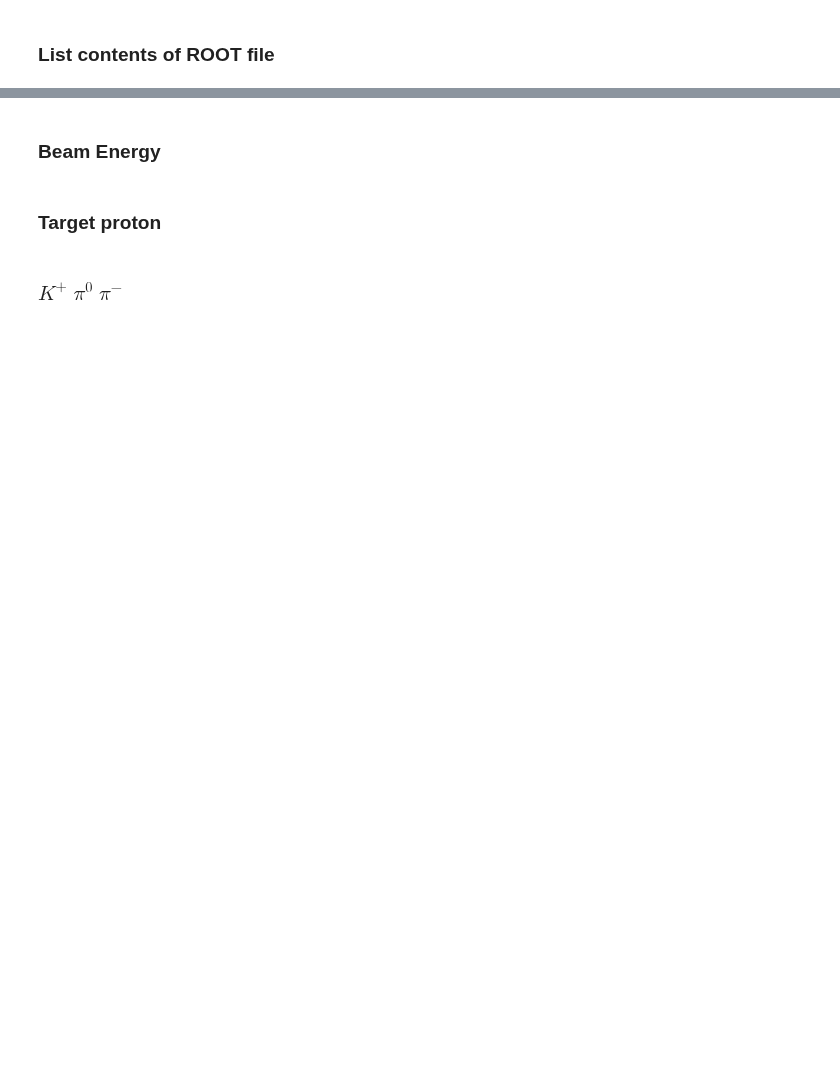
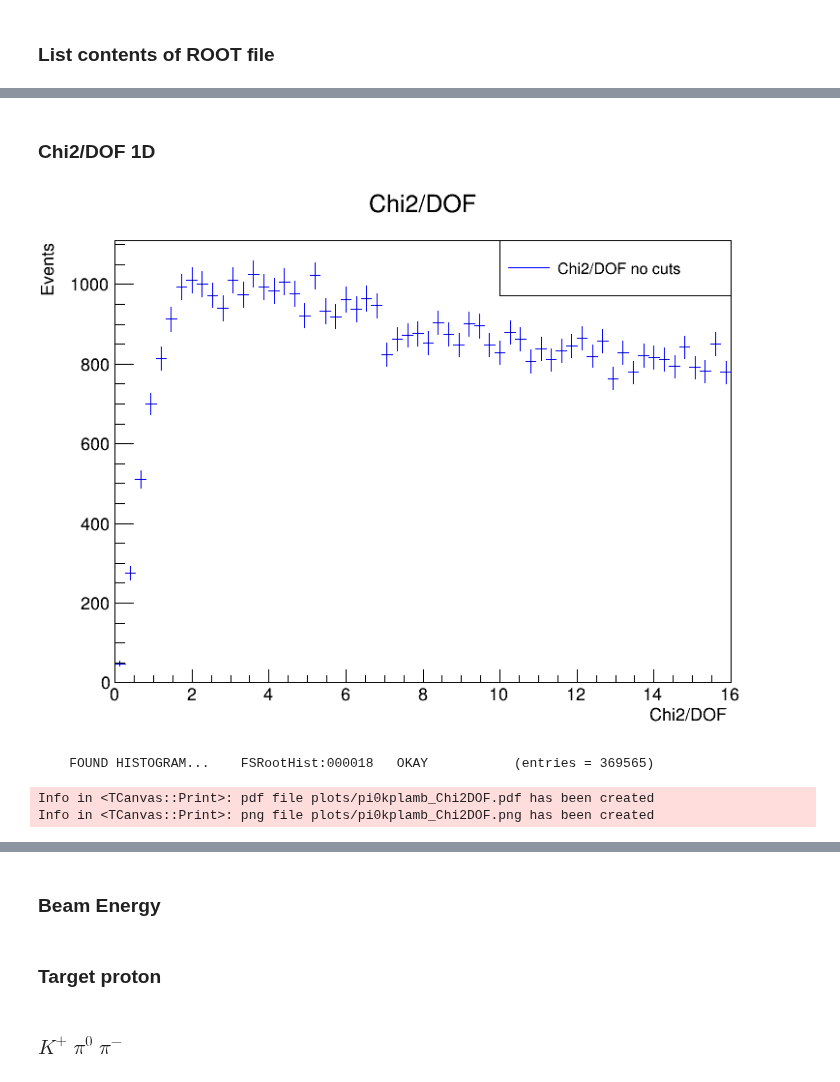
Before and after one commit to dancbart/gluex, a Jupyter notebook: analysis_KpiLambda/pi0kplamb_analysis.ipynb, the cells around one changed output, grey strips where cells are left out. Drawn from its saved outputs; the diff is of its cells as text; code cells hidden in the pictures; blank space fills up the shorter version.

```diff
--- a/analysis_KpiLambda/pi0kplamb_analysis.ipynb
+++ b/analysis_KpiLambda/pi0kplamb_analysis.ipynb
@@ -142,0 +191,44 @@ list_trees_and_branches(fileName)
+# %% [markdown]
+### Chi2/DOF 1D
+# %%
+from IPython.display import Image, display
+latex = ROOT.TLatex()
+
+plotTitle = 'Chi2/DOF'
+axisLabel = 'Chi2/DOF'
+
+# 1. DecayingLambda (0)   1a. Proton (1)   1b. PiMinus (2)
+# 2. KPlus (3)
+# 3. DecayingPi0 (4)   3a. Photon1 (5)   3b. Photon2 (6)
+# Note the indices are [1, 1a, 1b, etc.] not numbers in parentheses.
+
+def plot_hist():
+
+    canvas = ROOT.TCanvas('c', 'c', 800, 600)
+
+    h1 = ROOT.FSHistogram.getTH1F(fileName, treeName, "Chi2DOF", "(60,0.0,16.0)", "")
+
+    h1.SetTitle(plotTitle)
+    h1.SetStats(False)
+    h1.SetLineColor(ROOT.kBlue)
+    h1.GetXaxis().SetTitle(axisLabel)
+    h1.GetYaxis().SetTitle('Events')
+    h1.Draw()
+
+    legend1 = ROOT.TLegend(0.60, 0.80, 0.90, 0.90) # x_left, y_bottom, x_right, y_top
+    legend1.AddEntry(h1, plotTitle + ' no cuts', 'l')
+    legend1.Draw('same')
+
+    img_path = 'plots/pi0kplamb_Chi2DOF'
+    canvas.SaveAs(img_path + '.pdf')
+    canvas.SaveAs(img_path + '.png')
+    canvas.Close()
+    display(Image(filename=img_path + '.png'))
+    os.remove(img_path + '.png')
+
+plot_hist()
+# %% [output]
+[figure, added]
+    FOUND HISTOGRAM...    FSRootHist:000018   OKAY           (entries = 369565)
+Info in <TCanvas::Print>: pdf file plots/pi0kplamb_Chi2DOF.pdf has been created
+Info in <TCanvas::Print>: png file plots/pi0kplamb_Chi2DOF.png has been created
```
Also changed, not shown: parts of 50 cells of this notebook.
